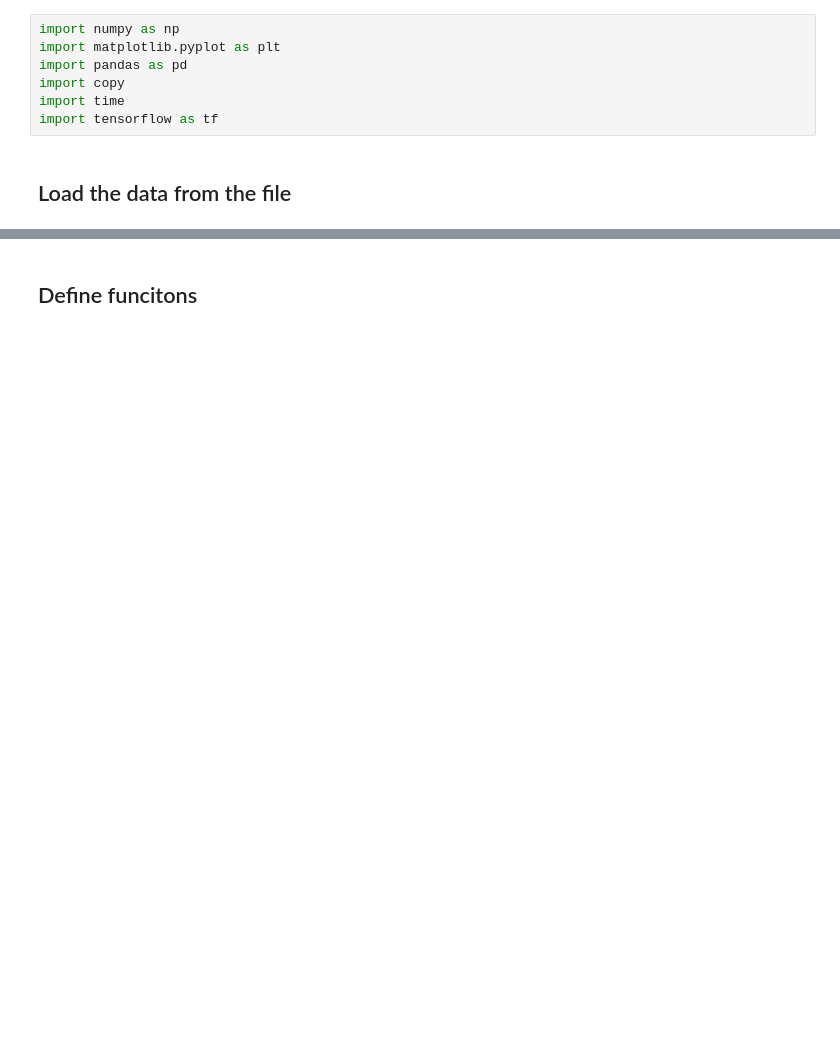
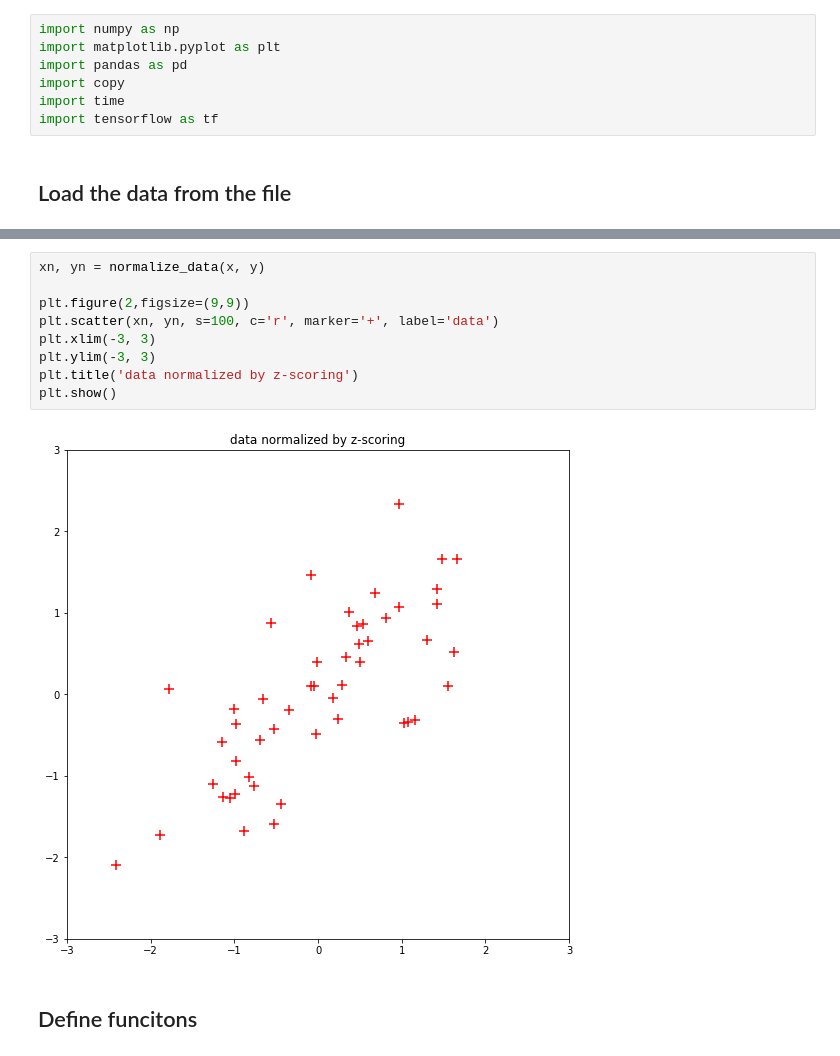
Before and after one commit to kiissy/machine-learning, a Jupyter notebook: Assignment8/assignment-08.ipynb, the cells around one changed output, grey strips where cells are left out. Saved outputs shown, nothing was run; the diff lists cells and outputs as text; blank space fills up the shorter version.

```diff
--- a/Assignment8/assignment-08.ipynb
+++ b/Assignment8/assignment-08.ipynb
@@ -22,3 +31,14 @@ plt.show()
+# %%
+xn, yn = normalize_data(x, y)
+
+plt.figure(2,figsize=(9,9))
+plt.scatter(xn, yn, s=100, c='r', marker='+', label='data')
+plt.xlim(-3, 3)
+plt.ylim(-3, 3)
+plt.title('data normalized by z-scoring')
+plt.show()
+# %% [output]
+[figure, added]
 # %% [markdown]
 ## Define funcitons
 # %%
```
Also changed, not shown: parts of 4 cells of this notebook.
